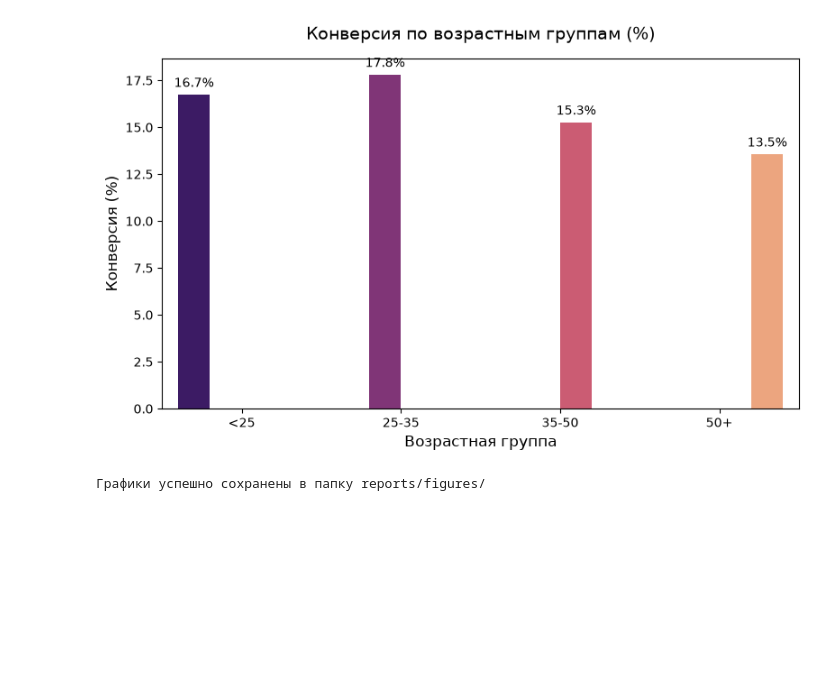
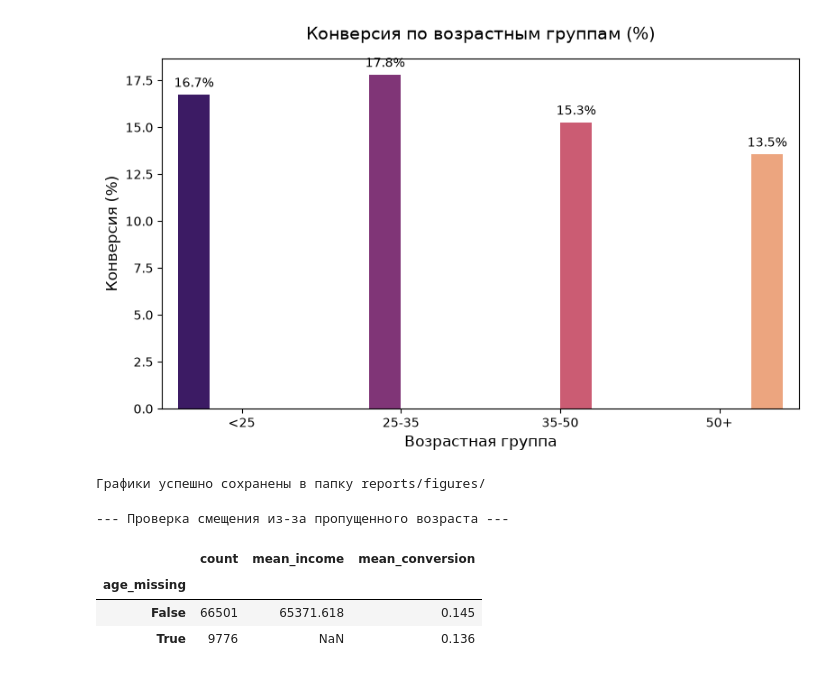
Before and after one commit to Arkwark/starbucks-offer-effectiveness-analysis, a Jupyter notebook: notebooks/03_offer_effectiveness_analysis.ipynb, the cells around one changed output. Drawn from its saved outputs; the diff is of its cells as text; code cells hidden in the pictures; blank space fills up the shorter version.

```diff
--- a/notebooks/03_offer_effectiveness_analysis.ipynb
+++ b/notebooks/03_offer_effectiveness_analysis.ipynb
@@ -221,3 +224,23 @@ print("Графики успешно сохранены в папку reports/fi
 [figure]
 [figure]
 Графики успешно сохранены в папку reports/figures/
+# %%
+# Проверка смещения (bias) из-за пропущенного возраста
+# Создаем флаг: пропущен ли возраст
+df_model['age_missing'] = df_model['age'].isna()
+
+# Сравниваем средний доход и конверсию
+bias_check = df_model.groupby('age_missing').agg(
+    count=('person', 'count'),
+    mean_income=('income', 'mean'),
+    mean_conversion=('is_converted', 'mean')
+).round(3)
+
+print("--- Проверка смещения из-за пропущенного возраста ---")
+display(bias_check)
+# %% [output]
+--- Проверка смещения из-за пропущенного возраста ---
+|  | count | mean_income | mean_conversion |
+| age_missing |  |  |  |
+| False | 66501 | 65371.618 | 0.145 |
+| True | 9776 | NaN | 0.136 |
```
Also changed, not shown: parts of 2 cells of this notebook, 3 other files.
